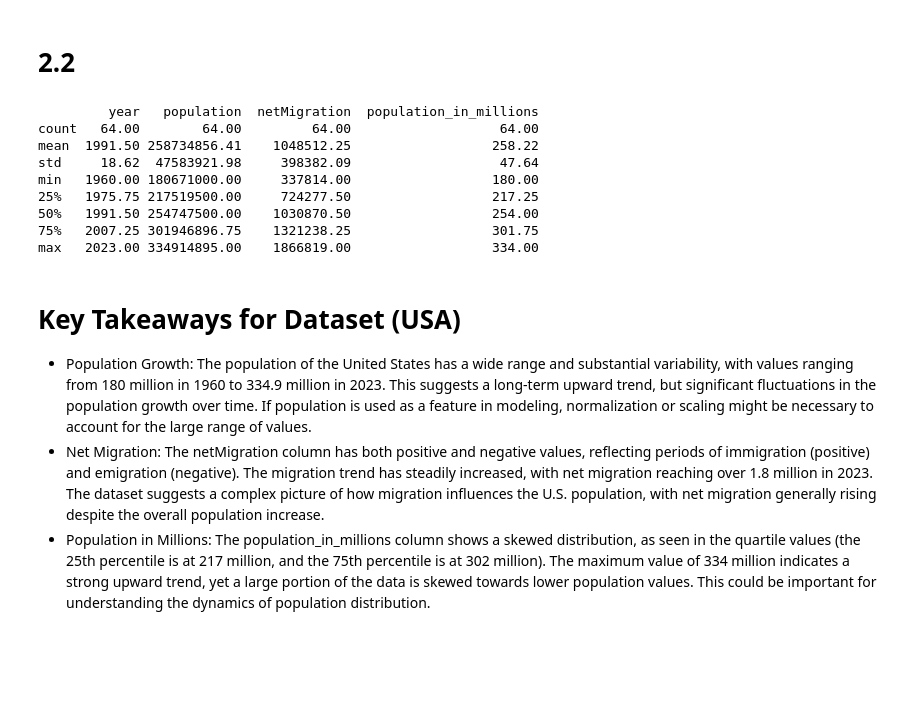
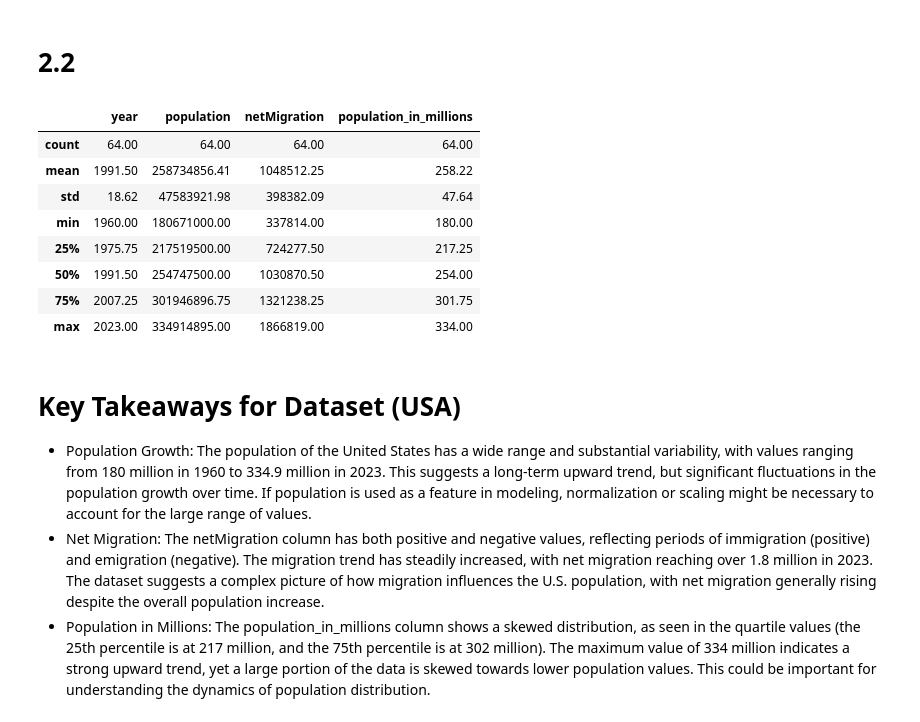
Before and after one commit to LTutekSchool/m259_population-migration, a Jupyter notebook: data_description.ipynb, the cells around one changed output. Saved outputs shown, nothing was run; the diff lists cells and outputs as text; code cells hidden in the pictures; blank space fills up the shorter version.

```diff
--- a/data_description.ipynb
+++ b/data_description.ipynb
@@ -40,26 +40,26 @@ dtype: int64
 # %%
 pd.set_option('display.float_format', '{:.2f}'.format)
 
 # Filter the DataFrame for the USA
 df_usa = df[df['country'] == 'United States']
 
 # Show the summary statistics for the USA
-print(df_usa.describe())
+df_usa.describe()
 
 # print(df_usa.select_dtypes(include='number').median())
 # print(df_usa.select_dtypes(include='number').std())
 
 # print(df_usa.dtypes)
 # %% [output]
-         year   population  netMigration  population_in_millions
-count   64.00        64.00         64.00                   64.00
-mean  1991.50 258734856.41    1048512.25                  258.22
-std     18.62  47583921.98     398382.09                   47.64
-min   1960.00 180671000.00     337814.00                  180.00
-25%   1975.75 217519500.00     724277.50                  217.25
-50%   1991.50 254747500.00    1030870.50                  254.00
-75%   2007.25 301946896.75    1321238.25                  301.75
-max   2023.00 334914895.00    1866819.00                  334.00
+|  | year | population | netMigration | population_in_millions |
+| count | 64.00 | 64.00 | 64.00 | 64.00 |
+| mean | 1991.50 | 258734856.41 | 1048512.25 | 258.22 |
+| std | 18.62 | 47583921.98 | 398382.09 | 47.64 |
+| min | 1960.00 | 180671000.00 | 337814.00 | 180.00 |
+| 25% | 1975.75 | 217519500.00 | 724277.50 | 217.25 |
+| 50% | 1991.50 | 254747500.00 | 1030870.50 | 254.00 |
+| 75% | 2007.25 | 301946896.75 | 1321238.25 | 301.75 |
+| max | 2023.00 | 334914895.00 | 1866819.00 | 334.00 |
 # %% [markdown]
 # Key Takeaways for Dataset (USA)
 * Population Growth: The population of the United States has a wide range and substantial variability, with values ranging from 180 million in 1960 to 334.9 million in 2023. This suggests a long-term upward trend, but significant fluctuations in the population growth over time. If population is used as a feature in modeling, normalization or scaling might be necessary to account for the large range of values.
```
Also changed, not shown: parts of 2 cells of this notebook, 2 other files.
